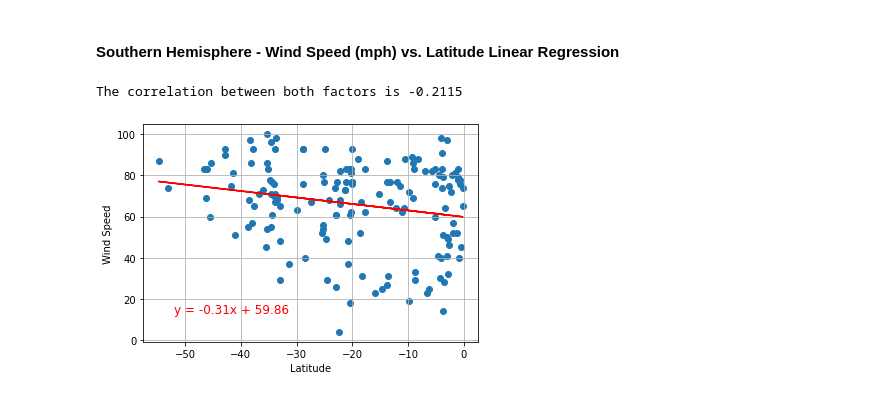
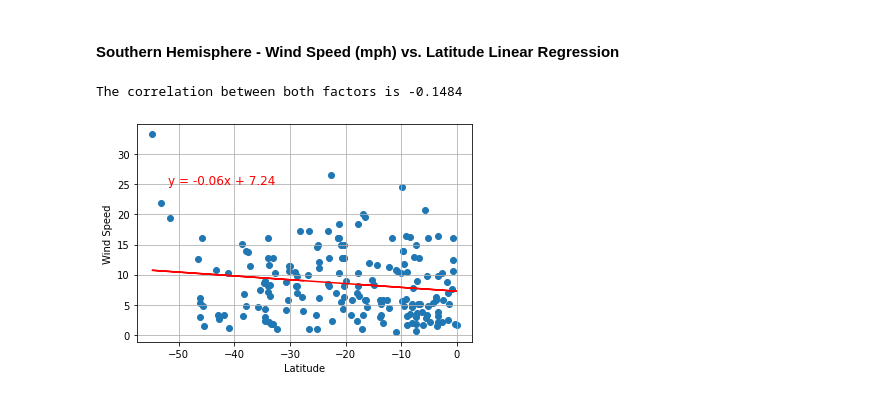
Before and after one commit to daviddamon/python-api-challenge, a Jupyter notebook: WeatherPy.ipynb, the cells around one changed output. Saved outputs shown, nothing was run; the diff lists cells and outputs as text; code cells hidden in the pictures.

```diff
--- a/WeatherPy.ipynb
+++ b/WeatherPy.ipynb
@@ -471,23 +520,23 @@ The correlation between both factors is -0.0012
 # %%
 # calculate correlation
 x_values = south_data['Lat']
-y_values = south_data['Humidity']
+y_values = south_data['Wind_Speed']
 
 correlation = stats.pearsonr(x_values,y_values)
 print(f"The correlation between both factors is {round(correlation[0],4)}")
 
 # create scatter plot with linear regression equation and line
 (slope, intercept, rvalue, pvalue, stderr) = linregress(x_values, y_values)
 regress_values = x_values * slope + intercept
 line_eq = "y = " + str(round(slope,2)) + "x + " + str(round(intercept,2))
 plt.scatter(x_values,y_values)
 plt.plot(x_values,regress_values,"r-")
-plt.annotate(line_eq,(-52,13),fontsize=12,color="red")
+plt.annotate(line_eq,(-52,25),fontsize=12,color="red")
 plt.xlabel('Latitude')
 plt.ylabel('Wind Speed')
 plt.grid()
 plt.savefig("output_data/Southern wind Speed vs. Latitude Linear Regression.png")
 plt.show()
 # %% [output]
-The correlation between both factors is -0.2115
+The correlation between both factors is -0.1484
-[figure, old version]
+[figure, new version]
```
Also changed, not shown: parts of 26 cells of this notebook, 14 other files.
